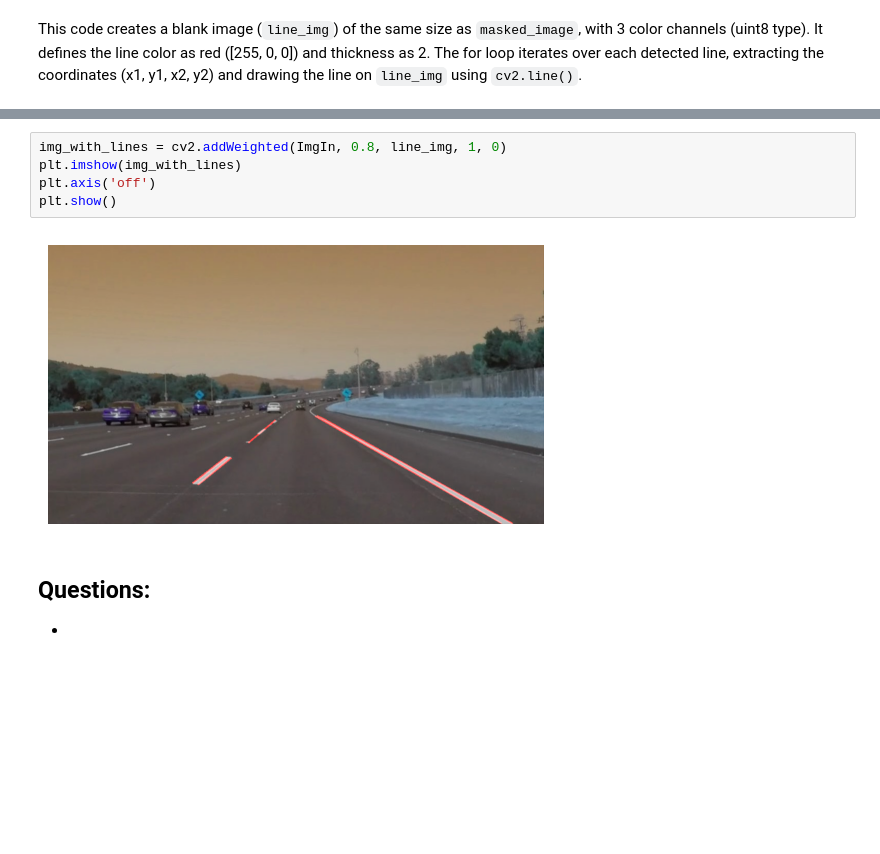
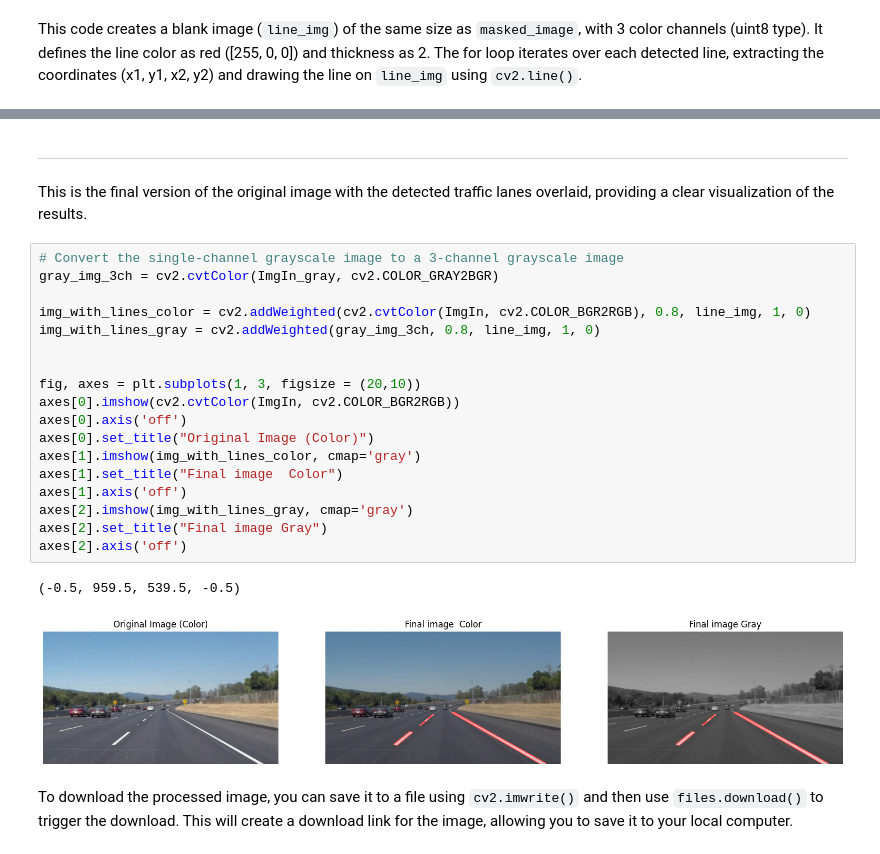
Before and after one commit to CuciureanuDan/Lane-Detection-Project, a Jupyter notebook: LaneDetectionProject.ipynb, the cells around one changed output, grey strips where cells are left out. Saved outputs shown, nothing was run; the diff lists cells and outputs as text; blank space fills up the shorter version.

```diff
--- a/LaneDetectionProject.ipynb
+++ b/LaneDetectionProject.ipynb
@@ -169,11 +160,26 @@ plt.imshow(line_img)
-# %%
-img_with_lines = cv2.addWeighted(ImgIn, 0.8, line_img, 1, 0)
-plt.imshow(img_with_lines)
-plt.axis('off')
-plt.show()
-# %% [output]
-[figure, removed]
-# %% [markdown]
-Questions:
--
--
+# %% [markdown]
+---
+This is the final version of the original image with the detected traffic lanes overlaid, providing a clear visualization of the results.
+# %%
+# Convert the single-channel grayscale image to a 3-channel grayscale image
+gray_img_3ch = cv2.cvtColor(ImgIn_gray, cv2.COLOR_GRAY2BGR)
+
+img_with_lines_color = cv2.addWeighted(cv2.cvtColor(ImgIn, cv2.COLOR_BGR2RGB), 0.8, line_img, 1, 0)
+img_with_lines_gray = cv2.addWeighted(gray_img_3ch, 0.8, line_img, 1, 0)
+
+
+fig, axes = plt.subplots(1, 3, figsize = (20,10))
+axes[0].imshow(cv2.cvtColor(ImgIn, cv2.COLOR_BGR2RGB))
+axes[0].axis('off')
+axes[0].set_title("Original Image (Color)")
+axes[1].imshow(img_with_lines_color, cmap='gray')
+axes[1].set_title("Final image  Color")
+axes[1].axis('off')
+axes[2].imshow(img_with_lines_gray, cmap='gray')
+axes[2].set_title("Final image Gray")
+axes[2].axis('off')
+# %% [output]
+(-0.5, 959.5, 539.5, -0.5)
+[figure, added]
+# %% [markdown]
+To download the processed image, you can save it to a file using `cv2.imwrite()` and then use `files.download()` to trigger the download. This will create a download link for the image, allowing you to save it to your local computer.
```
Also changed, not shown: parts of 15 cells of this notebook.
